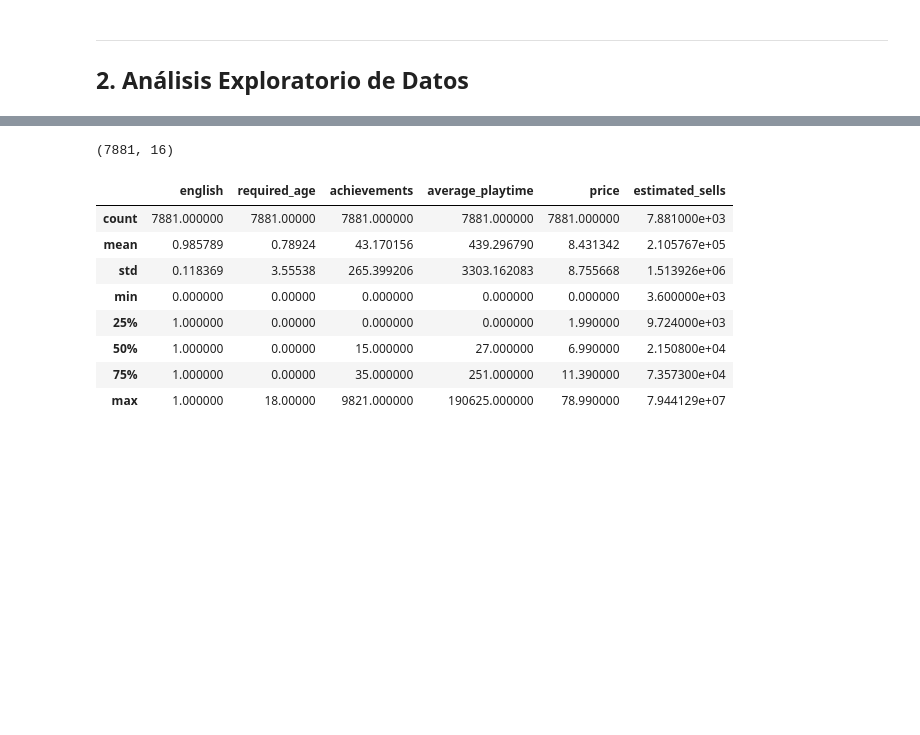
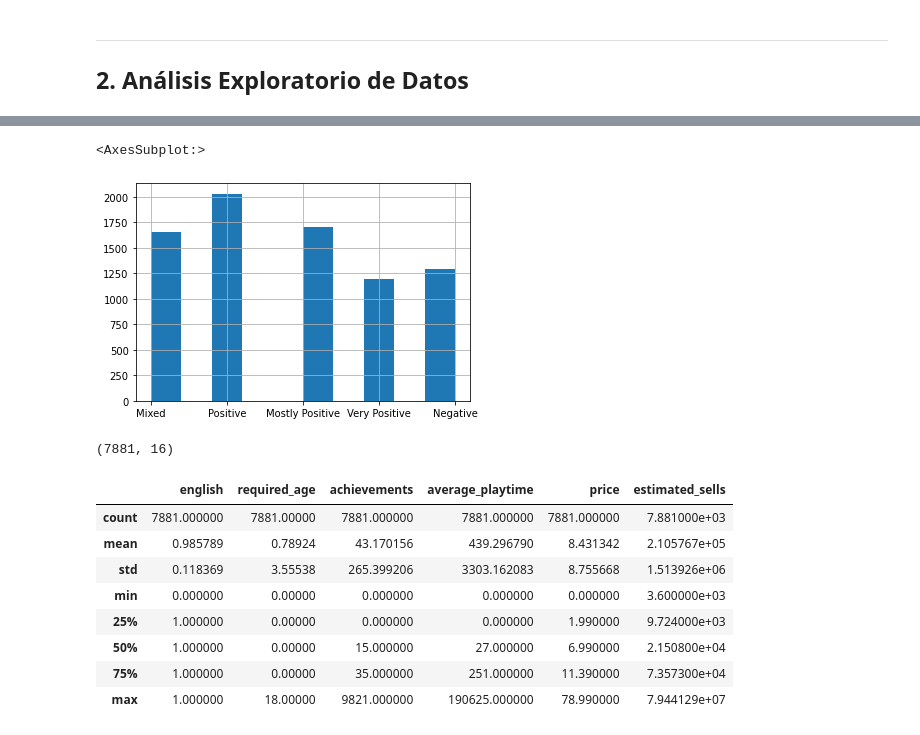
Before and after one commit to matiasjvd/MDS7202-Laboratorio-de-Programaci-n-Cient-fica-para-Ciencia-de-Datos, a Jupyter notebook: Proyecto/Proyecto.ipynb, the cells around one changed output, grey strips where cells are left out. Saved outputs shown, nothing was run; the diff lists cells and outputs as text; code cells hidden in the pictures; blank space fills up the shorter version.

```diff
--- a/Proyecto/Proyecto.ipynb
+++ b/Proyecto/Proyecto.ipynb
@@ -279,6 +289,11 @@ df_train.head(6)
 | 3 | Atlas Reactor | 2016-10-04 | 1 | Trion Worlds | Trion Worlds | windows | 0 | Multi-player;Online Multi-Player;... | Free to Play;Strategy | ... |
 | 4 | CHUCHEL | 2018-03-07 | 1 | Amanita Design | Amanita Design | windows;mac | 0 | Single-player;Steam Achievements;... | Adventure;Casual;Indie | ... |
 | 5 | LocoSoccer | 2015-12-09 | 1 | Startreming | Startreming | windows;linux | 0 | Single-player;Co-op;Steam Trading... | Indie;Sports;Strategy | ... |
+# %%
+df_train['rating'].hist()
+# %% [output]
+<AxesSubplot:>
+[figure, added]
 # %%
 #Veamos la cantidad de filas y columnas que tiene el dataset
 df_train.shape
```
Also changed, not shown: parts of 12 cells of this notebook.
